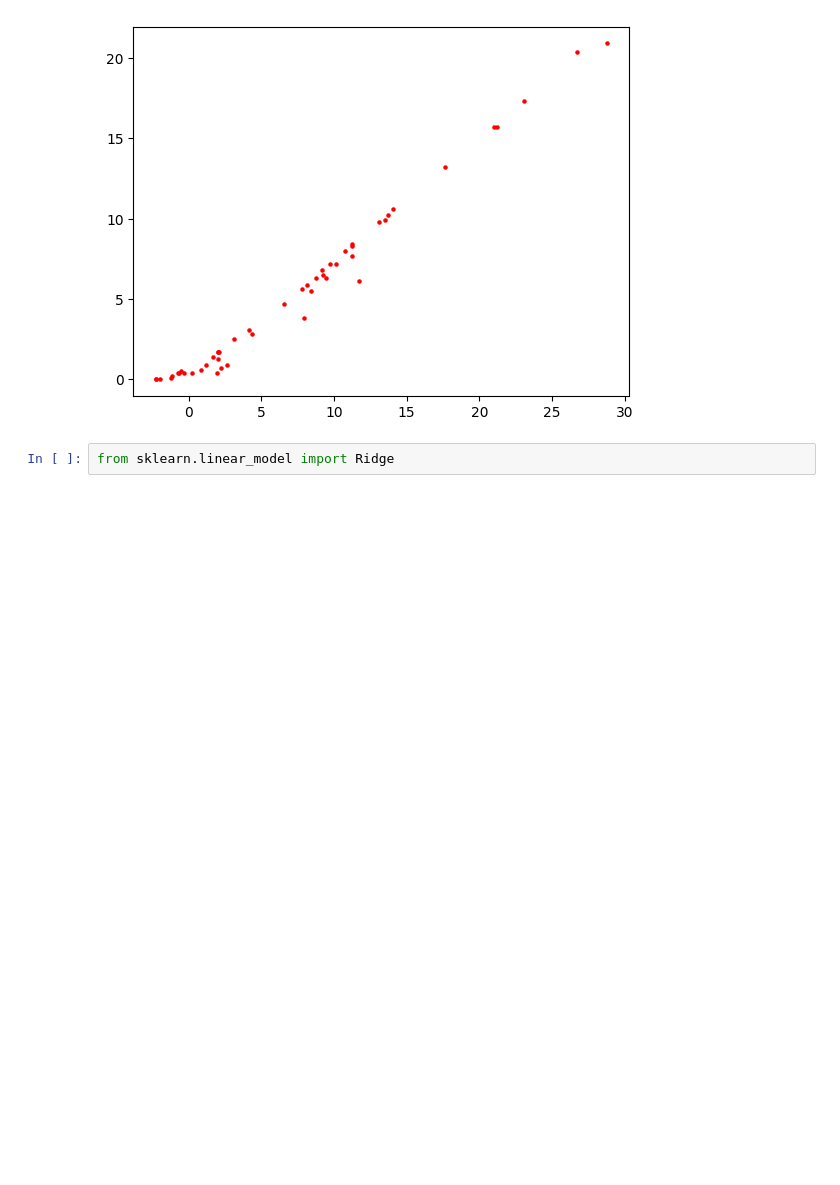
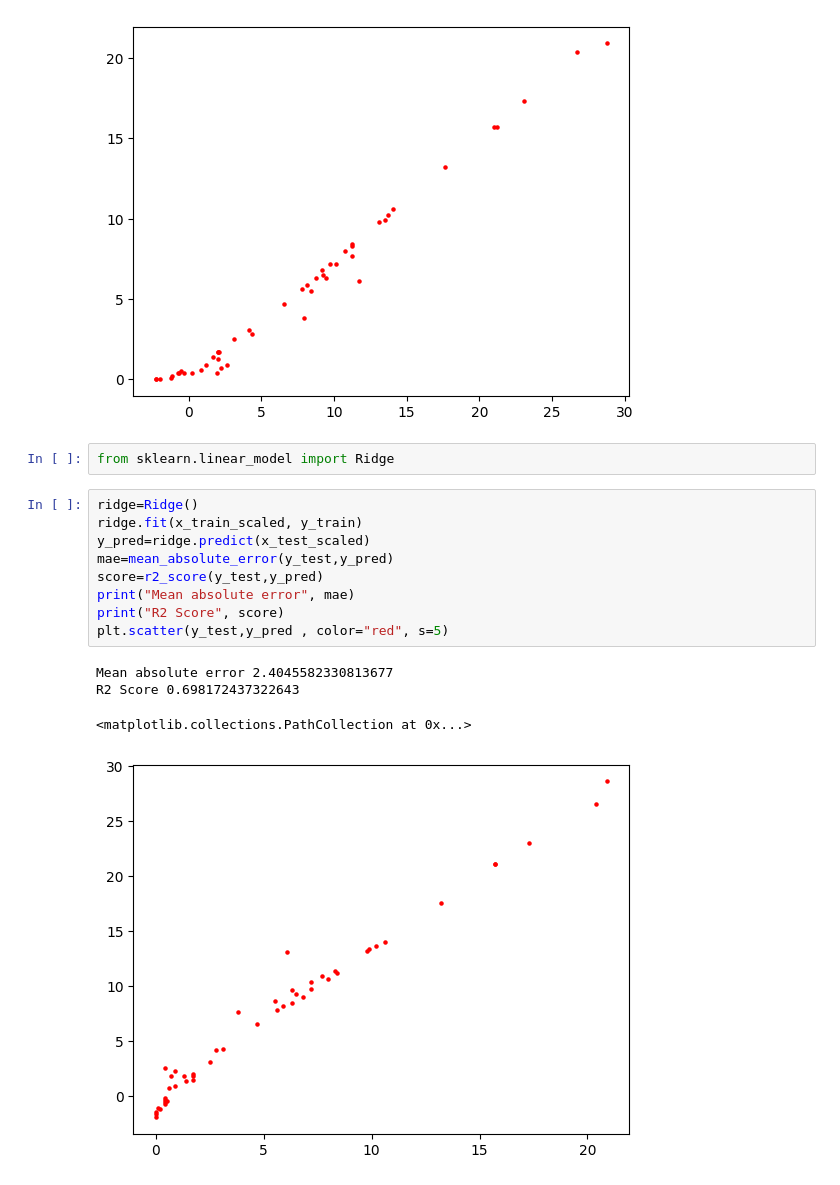
Before and after one commit to qazi-adnan/MACHINE_LEARNING, a Jupyter notebook: 4 ridge lasso and elastic net/file.ipynb, the cells around one changed output. Saved outputs shown, nothing was run; the diff lists cells and outputs as text; blank space fills up the shorter version.

```diff
--- a/4 ridge lasso and elastic net/file.ipynb
+++ b/4 ridge lasso and elastic net/file.ipynb
@@ -309,3 +309,17 @@ R2 Score 0.6993468642490008
 [figure]
 # %%
 from sklearn.linear_model import Ridge
+# %%
+ridge=Ridge()
+ridge.fit(x_train_scaled, y_train)
+y_pred=ridge.predict(x_test_scaled)
+mae=mean_absolute_error(y_test,y_pred)
+score=r2_score(y_test,y_pred)
+print("Mean absolute error", mae)
+print("R2 Score", score)
+plt.scatter(y_test,y_pred , color="red", s=5)
+# %% [output]
+Mean absolute error 2.4045582330813677
+R2 Score 0.698172437322643
+<matplotlib.collections.PathCollection at 0x...>
+[figure, added]
```
Also changed, not shown: parts of 1 cell of this notebook.
